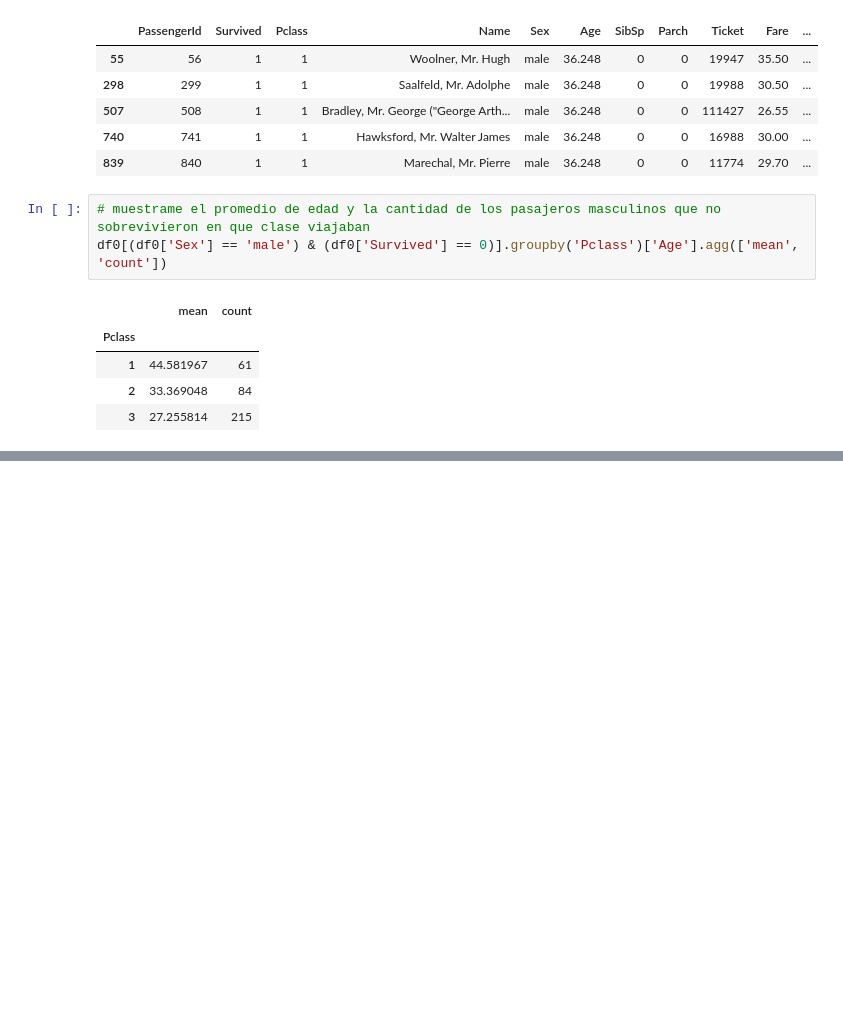
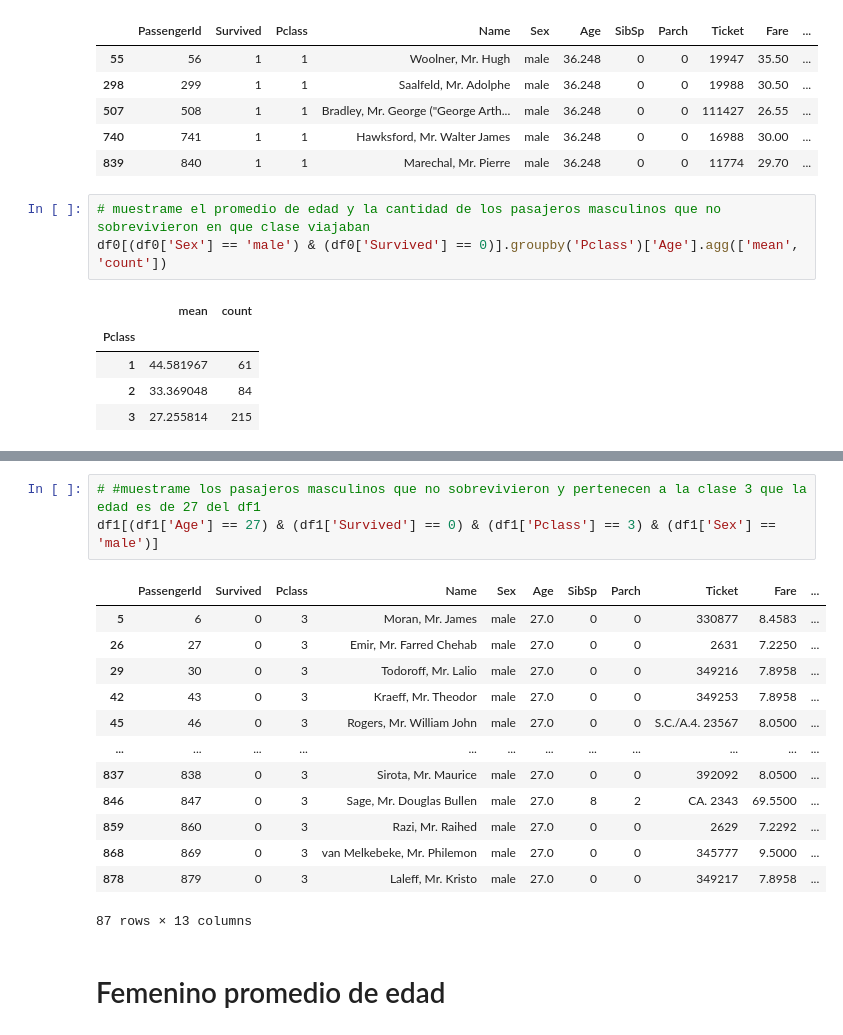
Before and after one commit to gabmata22/fundamentos-de-pandas, a Jupyter notebook: titanic.ipynb, the cells around one changed output, grey strips where cells are left out. Saved outputs shown, nothing was run; the diff lists cells and outputs as text; blank space fills up the shorter version.

```diff
--- a/titanic.ipynb
+++ b/titanic.ipynb
@@ -495,0 +747,19 @@ df0[(df0['Sex'] == 'male') & (df0['Survived'] == 0)].groupby('Pclass')['Age'].ag
+# %%
+# #muestrame los pasajeros masculinos que no sobrevivieron y pertenecen a la clase 3 que la edad es de 27 del df1
+df1[(df1['Age'] == 27) & (df1['Survived'] == 0) & (df1['Pclass'] == 3) & (df1['Sex'] == 'male')]
+# %% [output]
+|  | PassengerId | Survived | Pclass | Name | Sex | Age | SibSp | Parch | Ticket | Fare | ... |
+| 5 | 6 | 0 | 3 | Moran, Mr. James | male | 27.0 | 0 | 0 | 330877 | 8.4583 | ... |
+| 26 | 27 | 0 | 3 | Emir, Mr. Farred Chehab | male | 27.0 | 0 | 0 | 2631 | 7.2250 | ... |
+| 29 | 30 | 0 | 3 | Todoroff, Mr. Lalio | male | 27.0 | 0 | 0 | 349216 | 7.8958 | ... |
+| 42 | 43 | 0 | 3 | Kraeff, Mr. Theodor | male | 27.0 | 0 | 0 | 349253 | 7.8958 | ... |
+| 45 | 46 | 0 | 3 | Rogers, Mr. William John | male | 27.0 | 0 | 0 | S.C./A.4. 23567 | 8.0500 | ... |
+| ... | ... | ... | ... | ... | ... | ... | ... | ... | ... | ... | ... |
+| 837 | 838 | 0 | 3 | Sirota, Mr. Maurice | male | 27.0 | 0 | 0 | 392092 | 8.0500 | ... |
+| 846 | 847 | 0 | 3 | Sage, Mr. Douglas Bullen | male | 27.0 | 8 | 2 | CA. 2343 | 69.5500 | ... |
+| 859 | 860 | 0 | 3 | Razi, Mr. Raihed | male | 27.0 | 0 | 0 | 2629 | 7.2292 | ... |
+| 868 | 869 | 0 | 3 | van Melkebeke, Mr. Philemon | male | 27.0 | 0 | 0 | 345777 | 9.5000 | ... |
+| 878 | 879 | 0 | 3 | Laleff, Mr. Kristo | male | 27.0 | 0 | 0 | 349217 | 7.8958 | ... |
+87 rows × 13 columns
+# %% [markdown]
+# Femenino promedio de edad
```
Also changed, not shown: parts of 52 cells of this notebook.
